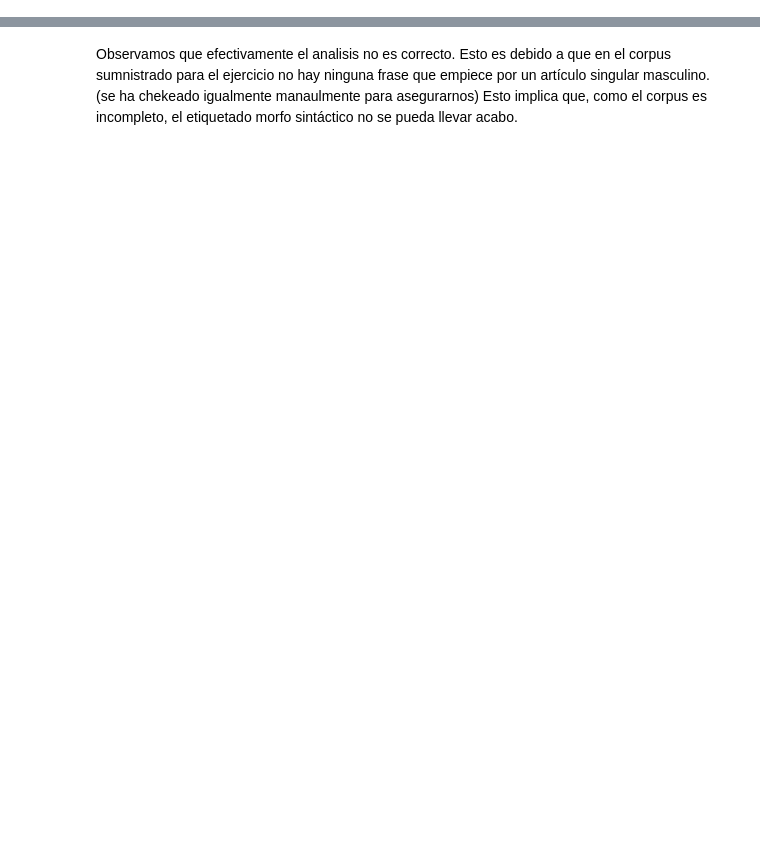
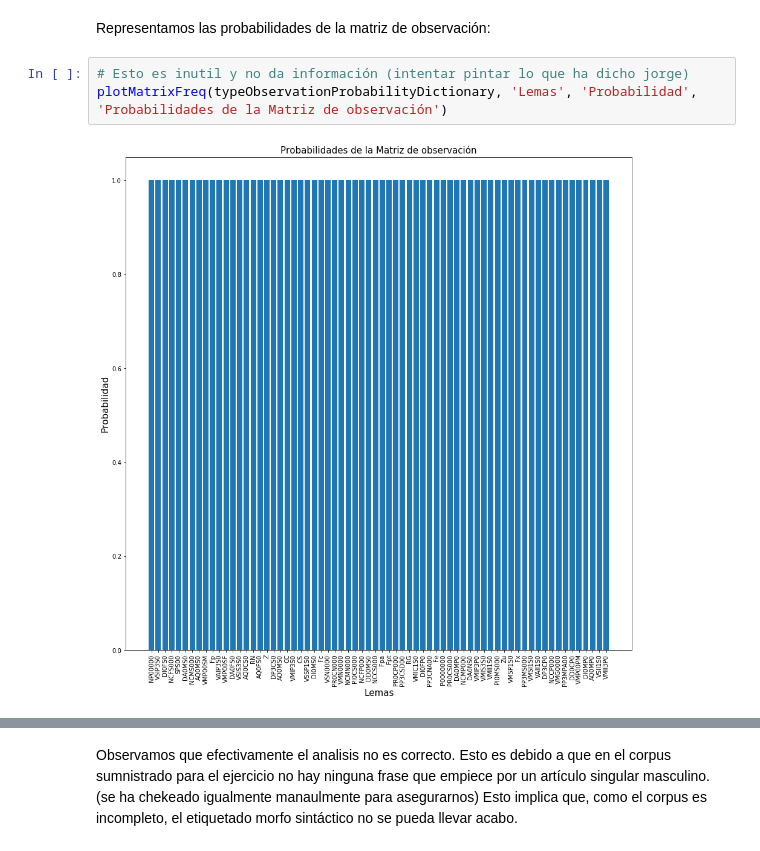
Before and after one commit to ignlopezperez/viterbi-morphosyntactic-analyzer, a Jupyter notebook: viterbi-morphosyntactic-analyzer.ipynb, the cells around one changed output, grey strips where cells are left out. Cells and saved outputs as stored; diff of their text form; blank space fills up the shorter version.

```diff
--- a/viterbi-morphosyntactic-analyzer.ipynb
+++ b/viterbi-morphosyntactic-analyzer.ipynb
@@ -11,0 +224,7 @@
+# %% [markdown]
+Representamos las probabilidades de la matriz de observación:
+# %%
+# Esto es inutil y no da información (intentar pintar lo que ha dicho jorge)
+plotMatrixFreq(typeObservationProbabilityDictionary, 'Lemas', 'Probabilidad', 'Probabilidades de la Matriz de observación')
+# %% [output]
+[figure, added]
```
Also changed, not shown: parts of 39 cells of this notebook, 1 other file.
